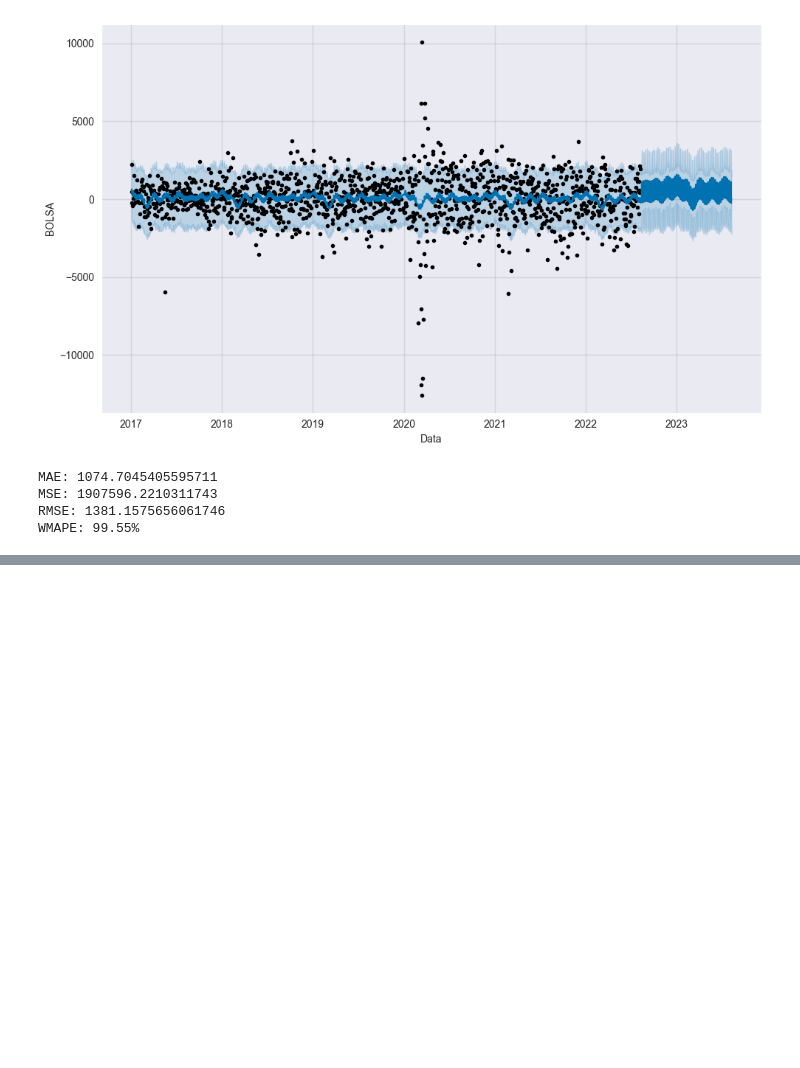
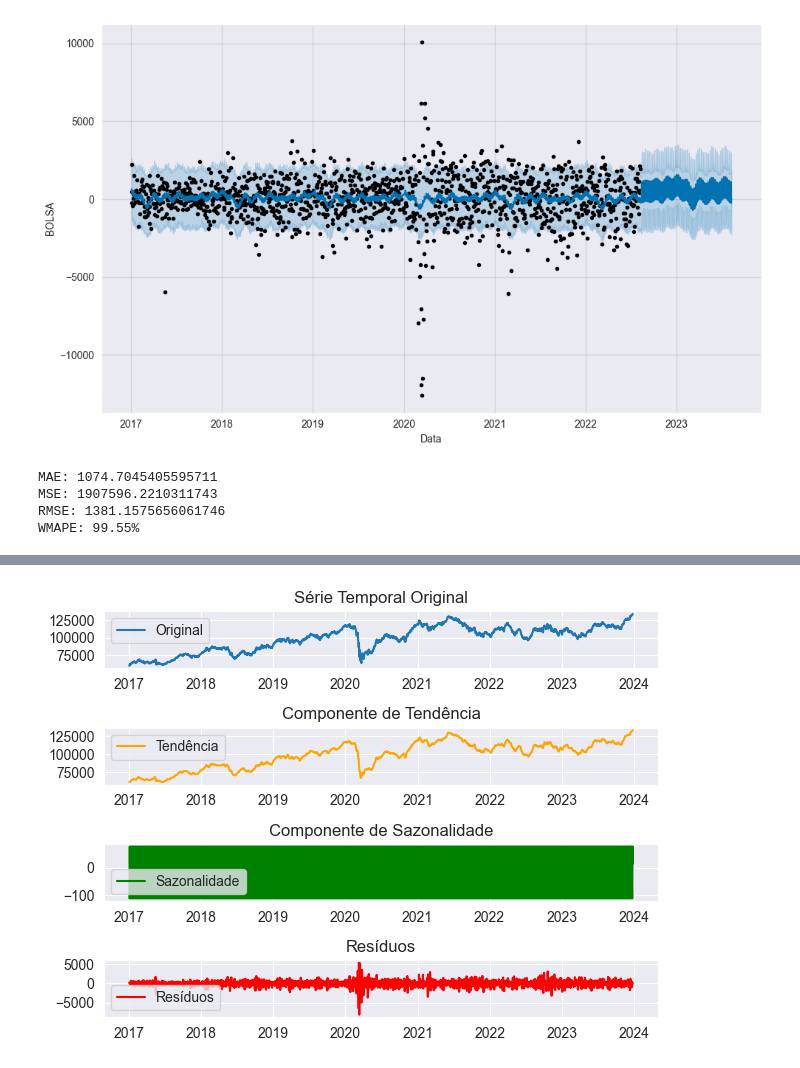
Before and after one commit to victorlamana/PosTech_DataAnalytics-Main, a Jupyter notebook: FASE2/TECH-CHALLENGE/ProphetModel.ipynb, the cells around one changed output, grey strips where cells are left out. Saved outputs shown, nothing was run; the diff lists cells and outputs as text; code cells hidden in the pictures; blank space fills up the shorter version.

```diff
--- a/FASE2/TECH-CHALLENGE/ProphetModel.ipynb
+++ b/FASE2/TECH-CHALLENGE/ProphetModel.ipynb
@@ -460,0 +585,46 @@ WMAPE: 99.55%
+# %%
+sns.set_style('darkgrid')
+df_estacdecomp = df
+df_estacdecomp = df_estacdecomp[['ds', 'y']]
+# %%
+df_estacdecomp = df_estacdecomp.asfreq('B')  # Defina a frequência como diária (ou ajuste para a frequência apropriada)
+# %%
+# Sort the DataFrame by the 'ds' column to make sure dates are in ascending order
+df_estacdecomp.sort_values(by='ds', inplace=True)
+
+# Fill NaN values in 'y' column with the average of the closest dates
+df_estacdecomp['y'] = df_estacdecomp['y'].fillna(df_estacdecomp['y'].interpolate())
+# %%
+result = seasonal_decompose(df_estacdecomp['y'], model='additive')
+df_estacdecomp['trend'] = result.trend
+df_estacdecomp['seasonal'] = result.seasonal
+df_estacdecomp['residual'] = result.resid
+# %%
+# Subplot 1: Série Temporal Original
+plt.subplot(4, 1, 1)
+plt.plot(df_estacdecomp['y'], label='Original')
+plt.legend()
+plt.title('Série Temporal Original')
+
+# Subplot 2: Tendência
+plt.subplot(4, 1, 2)
+plt.plot(df_estacdecomp['trend'], label='Tendência', color='orange')
+plt.legend()
+plt.title('Componente de Tendência')
+
+# Subplot 3: Sazonalidade
+plt.subplot(4, 1, 3)
+plt.plot(df_estacdecomp['seasonal'], label='Sazonalidade', color='green')
+plt.legend()
+plt.title('Componente de Sazonalidade')
+
+# Subplot 4: Resíduos
+plt.subplot(4, 1, 4)
+plt.plot(df_estacdecomp['residual'], label='Resíduos', color='red')
+plt.legend()
+plt.title('Resíduos')
+
+plt.tight_layout()
+plt.show()
+# %% [output]
+[figure, added]
```
Also changed, not shown: parts of 29 cells of this notebook.
